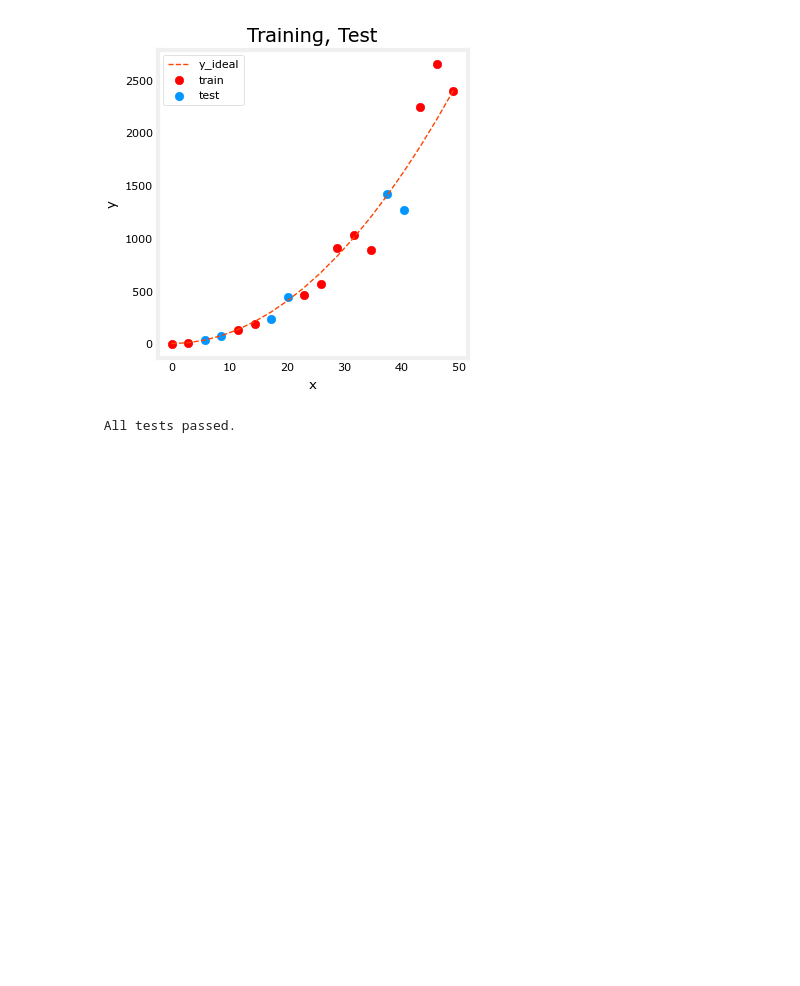
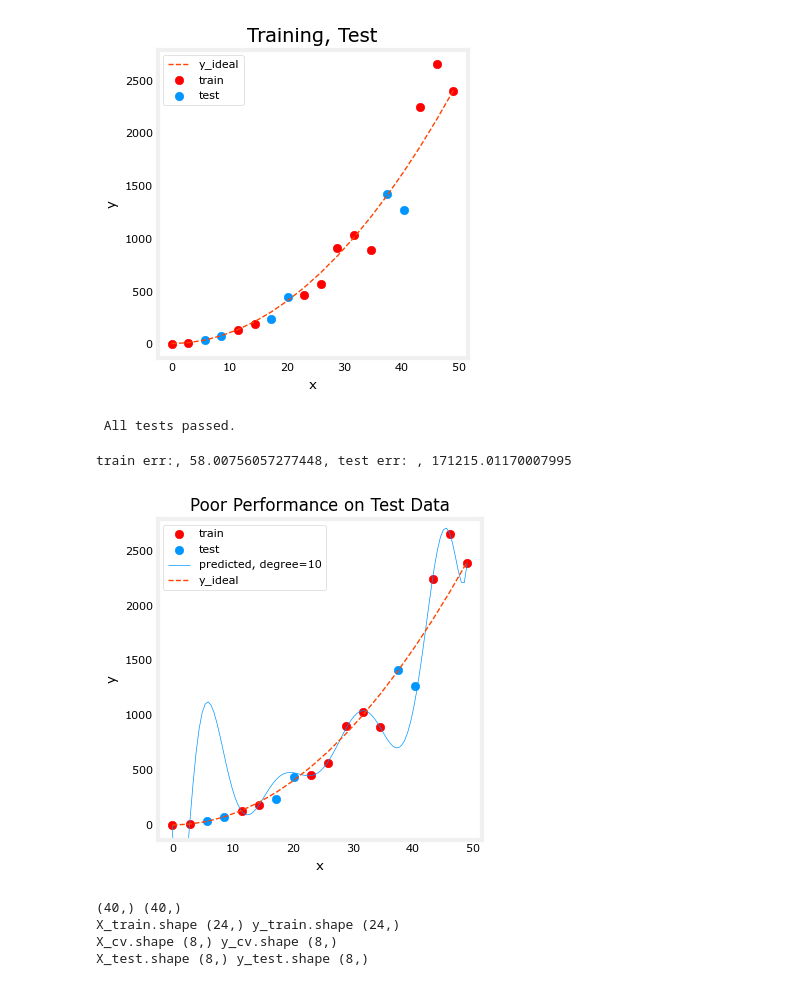
Before and after one commit to StewieTech/ML, a Jupyter notebook: Machine Learning/ML Ch2/W3/assignProcess.ipynb, the cells around one changed output. Cells and saved outputs as stored; diff of their text form; code cells hidden in the pictures; blank space fills up the shorter version.

```diff
--- a/Machine Learning/ML Ch2/W3/assignProcess.ipynb
+++ b/Machine Learning/ML Ch2/W3/assignProcess.ipynb
@@ -68,3 +71,39 @@ eval_mse(y_hat, y_tmp)
 test_eval_mse(eval_mse)
 # %% [output]
  All tests passed.
+# %%
+degree = 10
+lmodel = lin_model(degree)
+lmodel.fit(X_train, y_train)
+
+yhat = lmodel.predict(X_train)
+err_train = lmodel.mse(y_train, yhat)
+
+yhat = lmodel.predict(X_test)
+err_test = lmodel.mse(y_test, yhat)
+# %%
+print(f"train err:, {err_train}, test err: , {err_test}")
+# %% [output]
+train err:, 58.00756057277448, test err: , 171215.01170007995
+# %%
+x = np.linspace(0, int(X.max()),100)
+y_pred = lmodel.predict(x).reshape(-1,1)
+# y_pred.shape
+
+plt_train_test(X_train, y_train, X_test, y_test, x, y_pred, x_ideal, y_ideal, degree)
+# %% [output]
+[figure, added]
+# %%
+X,y, x_ideal, y_ideal = gen_data(40, 5, 0.7)
+print(X.shape, y.shape)
+
+X_train, X_, y_train, y_ = train_test_split(X,y, test_size=0.4, random_state=1)
+X_cv, X_test, y_cv, y_test = train_test_split(X_,y_, test_size=0.5, random_state=1)
+print("X_train.shape", X_train.shape, "y_train.shape", y_train.shape)
+print("X_cv.shape", X_cv.shape, "y_cv.shape", y_cv.shape)
+print("X_test.shape", X_test.shape, "y_test.shape", y_test.shape)
+# %% [output]
+(40,) (40,)
+X_train.shape (24,) y_train.shape (24,)
+X_cv.shape (8,) y_cv.shape (8,)
+X_test.shape (8,) y_test.shape (8,)
```
Also changed, not shown: parts of 27 cells of this notebook, 1 other file.
